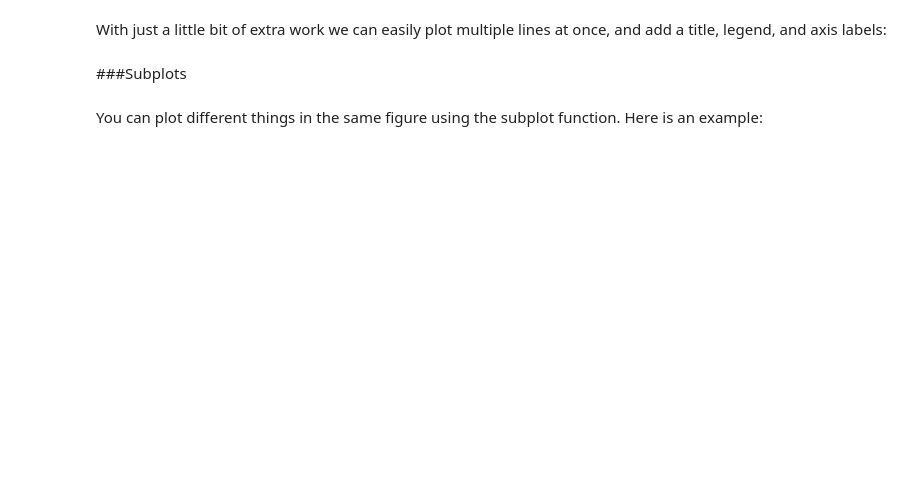
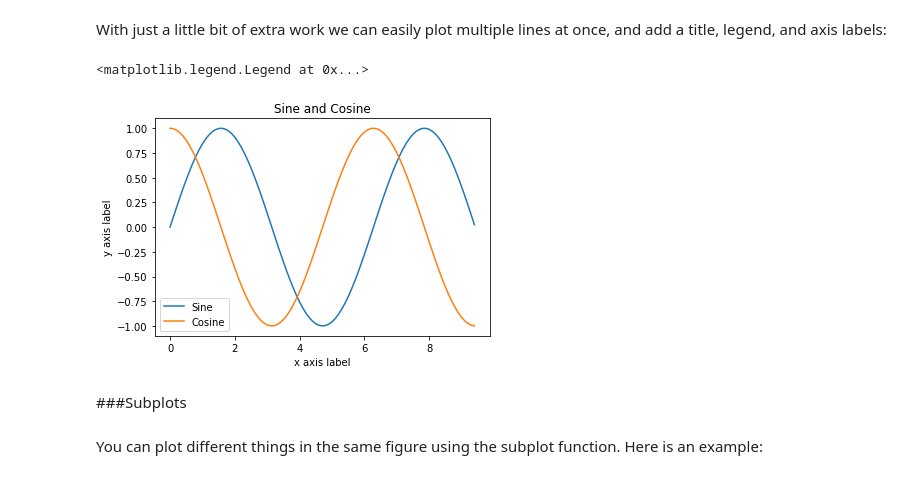
Before and after one commit to IndabaXSudan/pythonTutorial, a Jupyter notebook: pythonTutorial.ipynb, the cells around one changed output. Saved outputs shown, nothing was run; the diff lists cells and outputs as text; code cells hidden in the pictures; blank space fills up the shorter version.

```diff
--- a/pythonTutorial.ipynb
+++ b/pythonTutorial.ipynb
@@ -941,14 +951,18 @@ plt.plot(x, y)
 With just a little bit of extra work we can easily plot multiple lines at once, and add a title, legend, and axis labels:
 # %%
 y_cos = np.cos(x)
+y_sin = np.sin(x)
 
 # Plot the points using matplotlib
 plt.plot(x, y_sin)
 plt.plot(x, y_cos)
 plt.xlabel('x axis label')
 plt.ylabel('y axis label')
 plt.title('Sine and Cosine')
 plt.legend(['Sine', 'Cosine'])
+# %% [output]
+<matplotlib.legend.Legend at 0x...>
+[figure, added]
 # %% [markdown]
 ###Subplots
 # %% [markdown]
```
Also changed, not shown: parts of 81 cells of this notebook.
